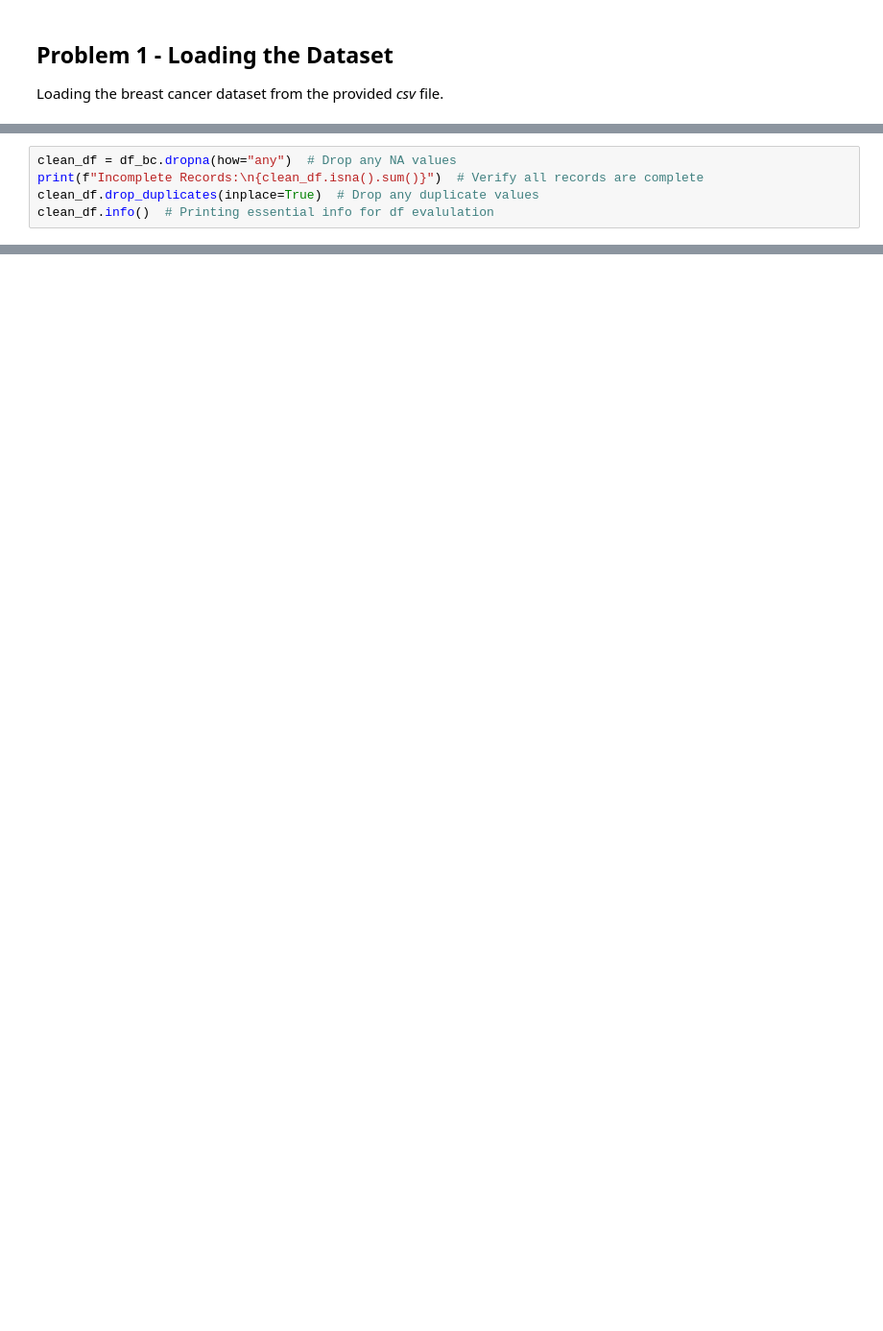
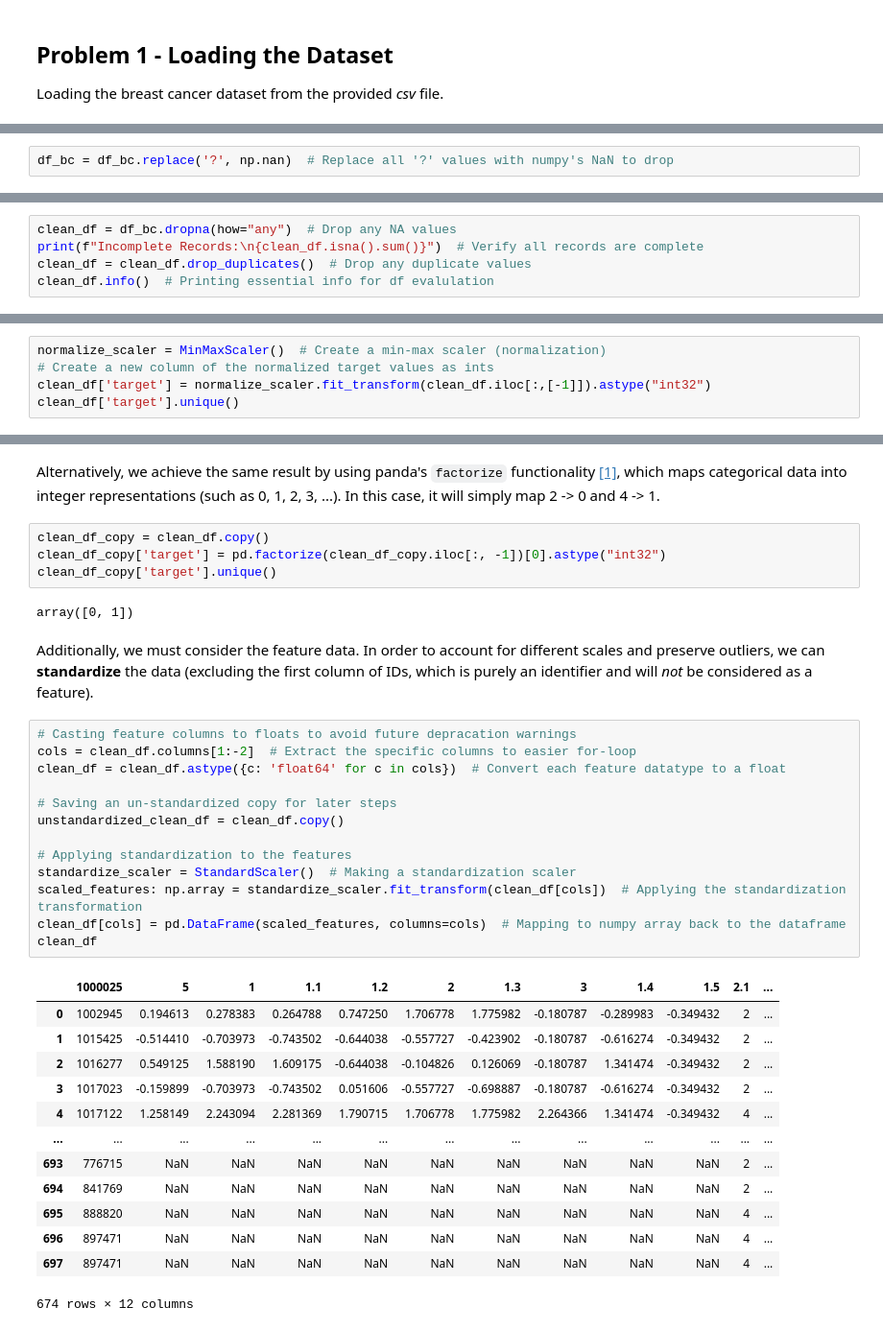
Before and after one commit to Jairik/Data-Science-Fundementals, a Jupyter notebook: HW2/HW2-JJ-McCauley.ipynb, the cells around one changed output, grey strips where cells are left out. Shown: that part at 96% size. Drawn from its saved outputs; the diff is of its cells as text; blank space fills up the shorter version.

```diff
--- a/HW2/HW2-JJ-McCauley.ipynb
+++ b/HW2/HW2-JJ-McCauley.ipynb
@@ -29,0 +45,2 @@ records with complete data records
+# %%
+df_bc = df_bc.replace('?', np.nan)  # Replace all '?' values with numpy's NaN to drop
@@ -30,7 +49,7 @@ records with complete data records
 # %%
 clean_df = df_bc.dropna(how="any")  # Drop any NA values
 print(f"Incomplete Records:\n{clean_df.isna().sum()}")  # Verify all records are complete
-clean_df.drop_duplicates(inplace=True)  # Drop any duplicate values
+clean_df = clean_df.drop_duplicates()  # Drop any duplicate values
 clean_df.info()  # Printing essential info for df evalulation
 # %% [output]
 Incomplete Records:
@@ -73,0 +87,5 @@ array([2, 4], dtype=int64)
+# %%
+normalize_scaler = MinMaxScaler()  # Create a min-max scaler (normalization)
+# Create a new column of the normalized target values as ints
+clean_df['target'] = normalize_scaler.fit_transform(clean_df.iloc[:,[-1]]).astype("int32")
+clean_df['target'].unique()
@@ -73,0 +94,37 @@ array([2, 4], dtype=int64)
+# %% [markdown]
+Alternatively, we achieve the same result by using panda's `factorize` functionality [[1]](https://pandas.pydata.org/docs/reference/api/pandas.factorize.html#pandas.factorize), which maps categorical data into integer representations (such as 0, 1, 2, 3, ...). In this case, it will simply map 2 -> 0 and 4 -> 1.
+# %%
+clean_df_copy = clean_df.copy()
+clean_df_copy['target'] = pd.factorize(clean_df_copy.iloc[:, -1])[0].astype("int32")
+clean_df_copy['target'].unique()
+# %% [output]
+array([0, 1])
+# %% [markdown]
+Additionally, we must consider the feature data. In order to account for different scales and preserve outliers, we can **standardize** the data (excluding the first column of IDs, which is purely an identifier and will *not* be considered as a feature).
+# %%
+# Casting feature columns to floats to avoid future depracation warnings
+cols = clean_df.columns[1:-2]  # Extract the specific columns to easier for-loop
+clean_df = clean_df.astype({c: 'float64' for c in cols})  # Convert each feature datatype to a float
+
+# Saving an un-standardized copy for later steps
+unstandardized_clean_df = clean_df.copy()
+
+# Applying standardization to the features
+standardize_scaler = StandardScaler()  # Making a standardization scaler
+scaled_features: np.array = standardize_scaler.fit_transform(clean_df[cols])  # Applying the standardization transformation
+clean_df[cols] = pd.DataFrame(scaled_features, columns=cols)  # Mapping to numpy array back to the dataframe
+clean_df
+# %% [output]
+|  | 1000025 | 5 | 1 | 1.1 | 1.2 | 2 | 1.3 | 3 | 1.4 | 1.5 | 2.1 | ... |
+| 0 | 1002945 | 0.194613 | 0.278383 | 0.264788 | 0.747250 | 1.706778 | 1.775982 | -0.180787 | -0.289983 | -0.349432 | 2 | ... |
+| 1 | 1015425 | -0.514410 | -0.703973 | -0.743502 | -0.644038 | -0.557727 | -0.423902 | -0.180787 | -0.616274 | -0.349432 | 2 | ... |
+| 2 | 1016277 | 0.549125 | 1.588190 | 1.609175 | -0.644038 | -0.104826 | 0.126069 | -0.180787 | 1.341474 | -0.349432 | 2 | ... |
+| 3 | 1017023 | -0.159899 | -0.703973 | -0.743502 | 0.051606 | -0.557727 | -0.698887 | -0.180787 | -0.616274 | -0.349432 | 2 | ... |
+| 4 | 1017122 | 1.258149 | 2.243094 | 2.281369 | 1.790715 | 1.706778 | 1.775982 | 2.264366 | 1.341474 | -0.349432 | 4 | ... |
+| ... | ... | ... | ... | ... | ... | ... | ... | ... | ... | ... | ... | ... |
+| 693 | 776715 | NaN | NaN | NaN | NaN | NaN | NaN | NaN | NaN | NaN | 2 | ... |
+| 694 | 841769 | NaN | NaN | NaN | NaN | NaN | NaN | NaN | NaN | NaN | 2 | ... |
+| 695 | 888820 | NaN | NaN | NaN | NaN | NaN | NaN | NaN | NaN | NaN | 4 | ... |
+| 696 | 897471 | NaN | NaN | NaN | NaN | NaN | NaN | NaN | NaN | NaN | 4 | ... |
+| 697 | 897471 | NaN | NaN | NaN | NaN | NaN | NaN | NaN | NaN | NaN | 4 | ... |
+674 rows × 12 columns
```
Also changed, not shown: parts of 18 cells of this notebook.
